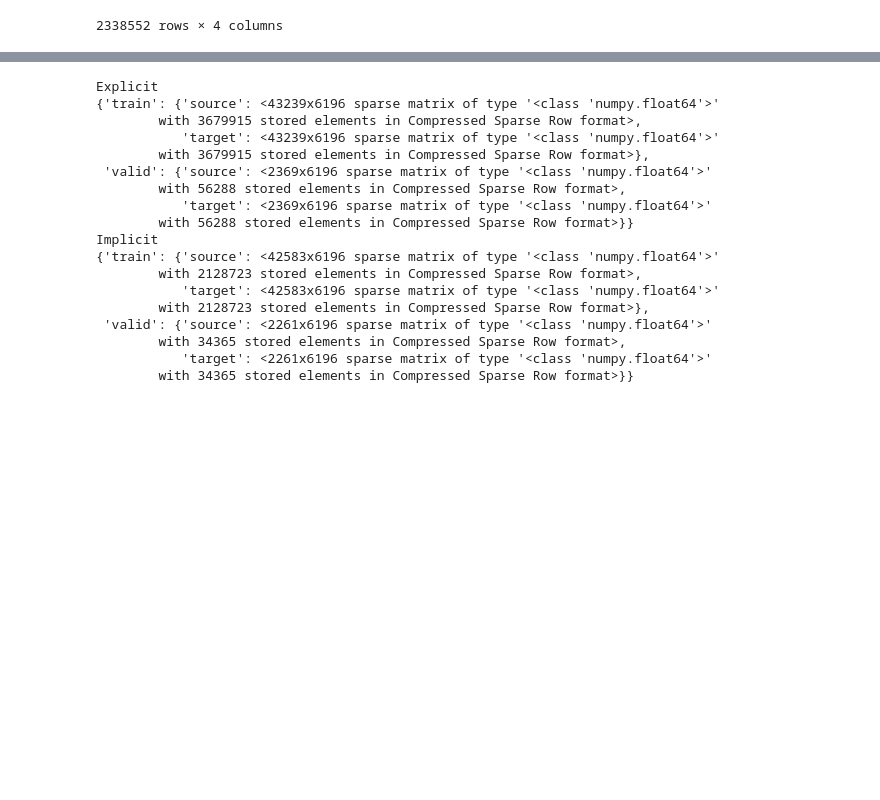
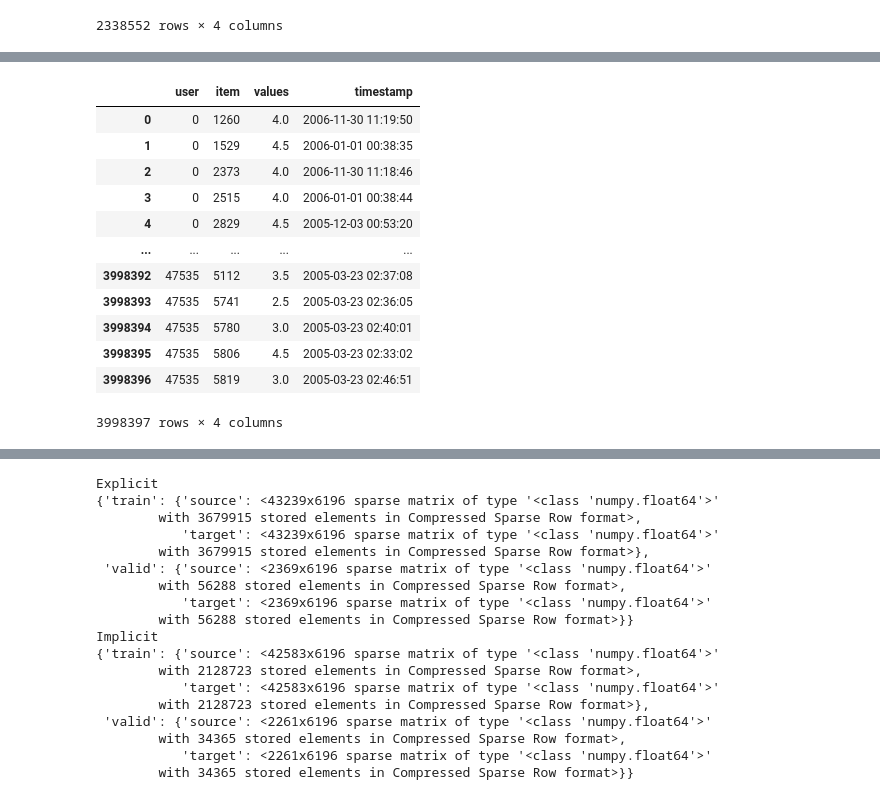
Before and after one commit to nlaskillet/project1, a Jupyter notebook: rank1_algo_in_recsys.ipynb, the cells around one changed output, grey strips where cells are left out. Saved outputs shown, nothing was run; the diff lists cells and outputs as text; code cells hidden in the pictures; blank space fills up the shorter version.

```diff
--- a/rank1_algo_in_recsys.ipynb
+++ b/rank1_algo_in_recsys.ipynb
@@ -286,6 +282,21 @@ def remove_users(dataset: pd.DataFrame,
 
   return [main_dataset, removed_users]
 # %%
-explicit_filtered_ratings, explicit_removed_dataset = remove_users(explicit_filtered_ratings)
-
-implicit_filtered_ratings, implicit_removed_dataset = remove_users(implicit_filtered_ratings)
+explicit_filtered_remove2, explicit_removed2_dataset = remove_users(explicit_filtered_ratings)
+implicit_filtered_remove2, implicit_removed2_dataset = remove_users(implicit_filtered_ratings)
+# %%
+explicit_filtered_remove2
+# %% [output]
+|  | user | item | values | timestamp |
+| 0 | 0 | 1260 | 4.0 | 2006-11-30 11:19:50 |
+| 1 | 0 | 1529 | 4.5 | 2006-01-01 00:38:35 |
+| 2 | 0 | 2373 | 4.0 | 2006-11-30 11:18:46 |
+| 3 | 0 | 2515 | 4.0 | 2006-01-01 00:38:44 |
+| 4 | 0 | 2829 | 4.5 | 2005-12-03 00:53:20 |
+| ... | ... | ... | ... | ... |
+| 3998392 | 47535 | 5112 | 3.5 | 2005-03-23 02:37:08 |
+| 3998393 | 47535 | 5741 | 2.5 | 2005-03-23 02:36:05 |
+| 3998394 | 47535 | 5780 | 3.0 | 2005-03-23 02:40:01 |
+| 3998395 | 47535 | 5806 | 4.5 | 2005-03-23 02:33:02 |
+| 3998396 | 47535 | 5819 | 3.0 | 2005-03-23 02:46:51 |
+3998397 rows × 4 columns
```
Also changed, not shown: parts of 42 cells of this notebook.
